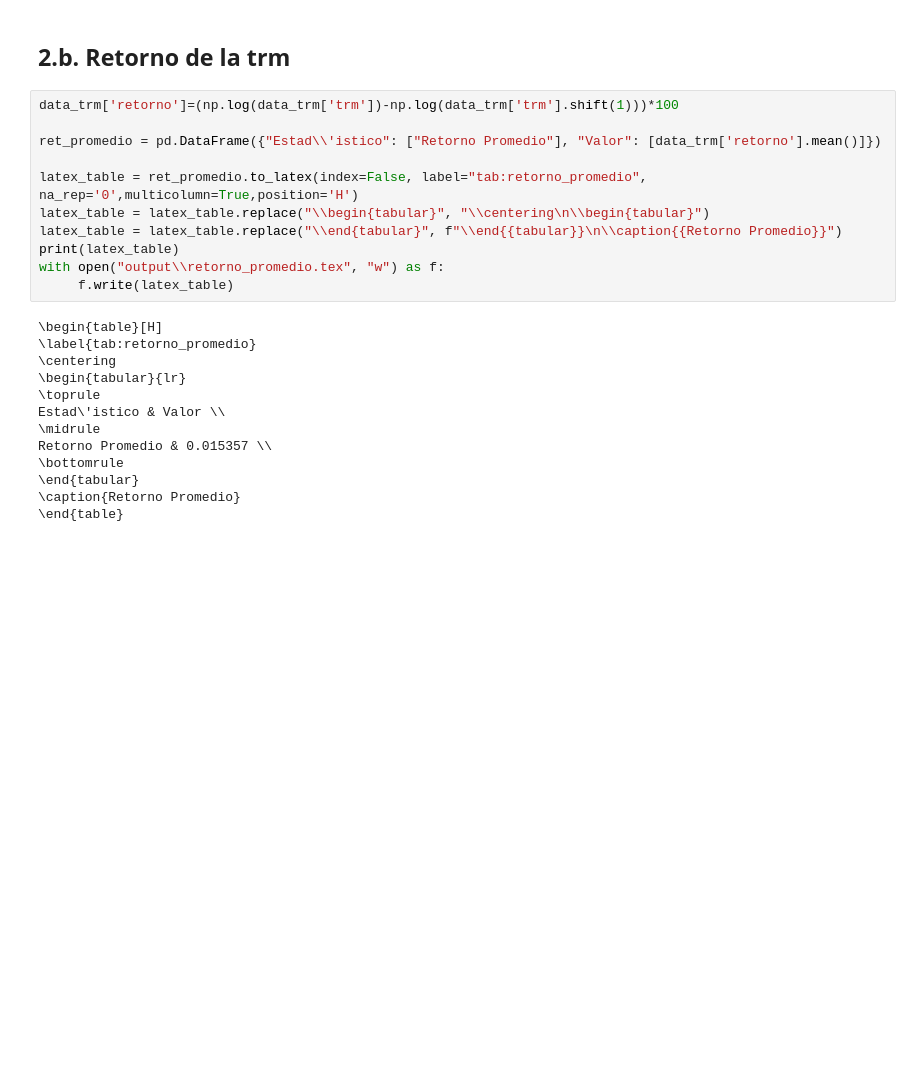
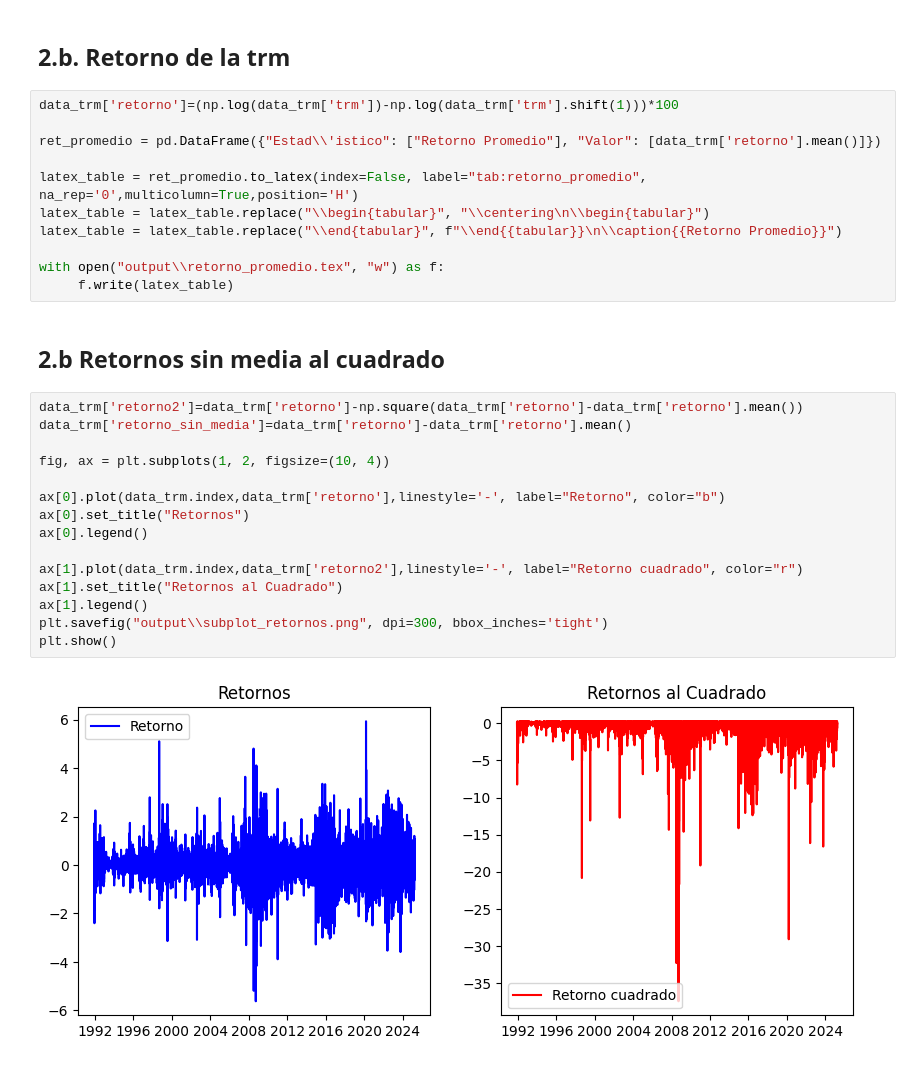
Before and after one commit to nicolozanoh/202510-Series-Taller2, a Jupyter notebook: scripts/nb.ipynb, the cells around one changed output. Cells and saved outputs as stored; diff of their text form; blank space fills up the shorter version.

Commit message:
retornos

```diff
--- a/scripts/nb.ipynb
+++ b/scripts/nb.ipynb
@@ -76,19 +76,25 @@ ret_promedio = pd.DataFrame({"Estad\\'istico": ["Retorno Promedio"], "Valor": [d
 latex_table = ret_promedio.to_latex(index=False, label="tab:retorno_promedio", na_rep='0',multicolumn=True,position='H')
 latex_table = latex_table.replace("\\begin{tabular}", "\\centering\n\\begin{tabular}")
 latex_table = latex_table.replace("\\end{tabular}", f"\\end{{tabular}}\n\\caption{{Retorno Promedio}}")
-print(latex_table)
+
 with open("output\\retorno_promedio.tex", "w") as f:
      f.write(latex_table)
-# %% [output]
-\begin{table}[H]
-\label{tab:retorno_promedio}
-\centering
-\begin{tabular}{lr}
-\toprule
-Estad\'istico & Valor \\
-\midrule
-Retorno Promedio & 0.015357 \\
-\bottomrule
-\end{tabular}
-\caption{Retorno Promedio}
-\end{table}
+# %% [markdown]
+## **2.b Retornos sin media al cuadrado**
+# %%
+data_trm['retorno2']=data_trm['retorno']-np.square(data_trm['retorno']-data_trm['retorno'].mean())
+data_trm['retorno_sin_media']=data_trm['retorno']-data_trm['retorno'].mean()
+
+fig, ax = plt.subplots(1, 2, figsize=(10, 4))
+
+ax[0].plot(data_trm.index,data_trm['retorno'],linestyle='-', label="Retorno", color="b")
+ax[0].set_title("Retornos")
+ax[0].legend()
+
+ax[1].plot(data_trm.index,data_trm['retorno2'],linestyle='-', label="Retorno cuadrado", color="r")
+ax[1].set_title("Retornos al Cuadrado")
+ax[1].legend()
+plt.savefig("output\\subplot_retornos.png", dpi=300, bbox_inches='tight')
+plt.show()
+# %% [output]
+[figure, added]
```
Also changed, not shown: 1 other file.
